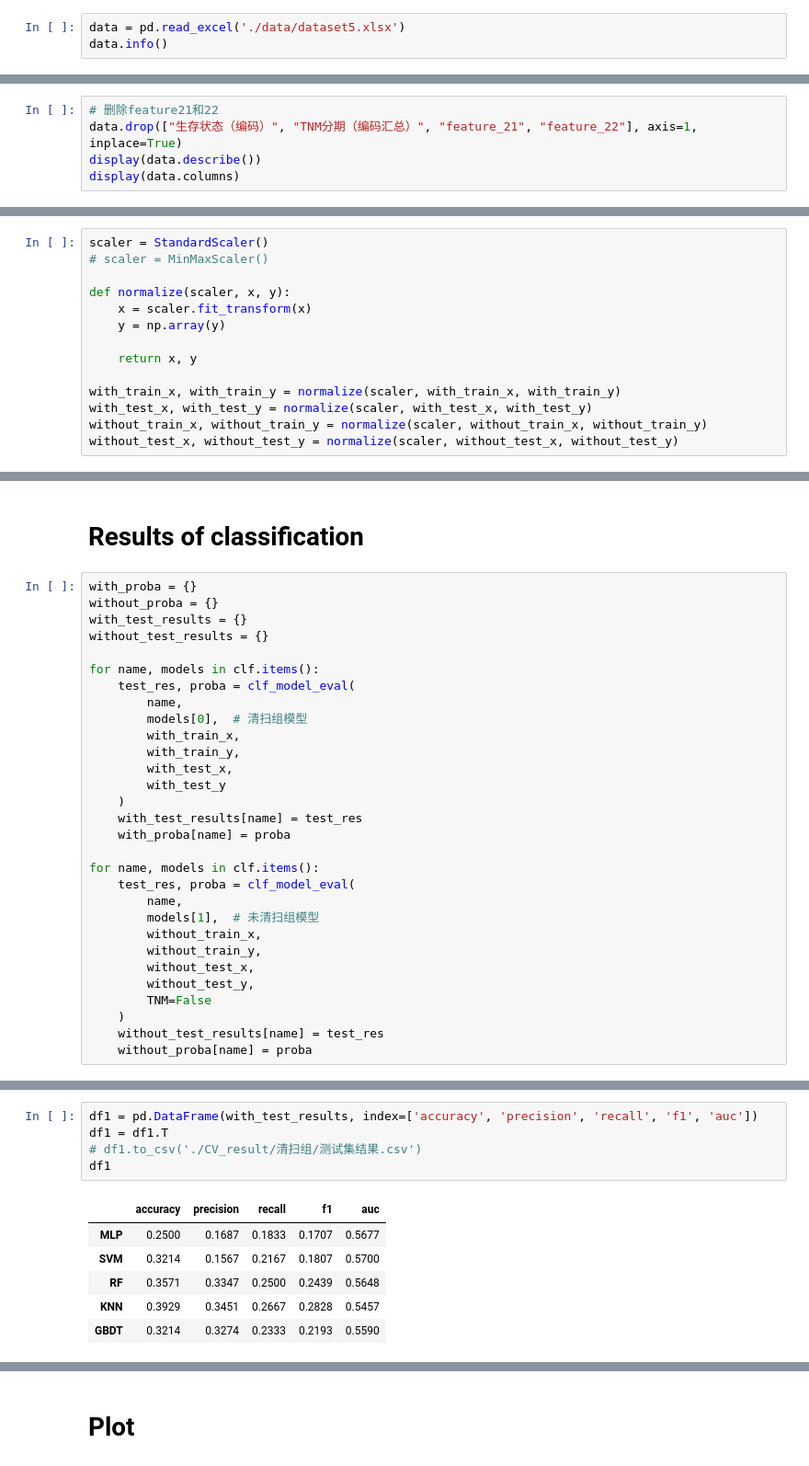
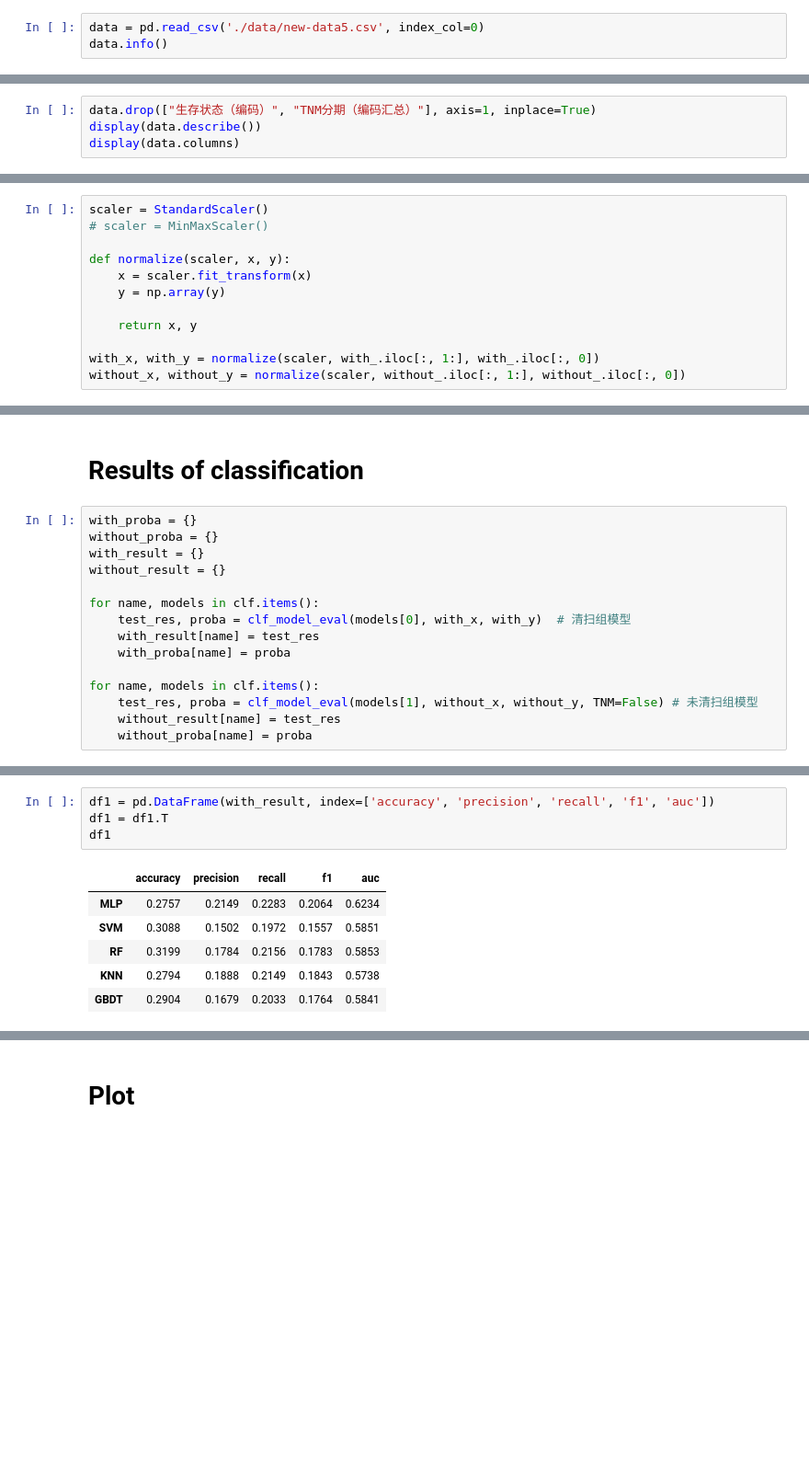
Before and after one commit to Parsonlee/TNM------, a Jupyter notebook: model copy.ipynb, the cells around one changed output, grey strips where cells are left out. Shown: that part at 92% size. Saved outputs shown, nothing was run; the diff lists cells and outputs as text; blank space fills up the shorter version.

Commit message:
Add model copy without feature21&22

```diff
--- a/model copy.ipynb
+++ b/model copy.ipynb
@@ -35,7 +35,7 @@ warnings.filterwarnings("ignore")
 # %% [markdown]
 # Data
 # %%
-data = pd.read_excel('./data/dataset5.xlsx')
+data = pd.read_csv('./data/new-data5.csv', index_col=0)
 data.info()
 # %% [output]
 <class 'pandas.core.frame.DataFrame'>
@@ -65,8 +65,7 @@ data.head()
 | 3 | 9.4408 | 0 | 0 | 1 | 55 | 0 | 1 | 5.74 | 55.3 | ... |
 | 4 | 57.1053 | 1 | 0 | 1 | 51 | 1 | 1 | 9.02 | 60.3 | ... |
 # %%
-# 删除feature21和22
-data.drop(["生存状态（编码）", "TNM分期（编码汇总）", "feature_21", "feature_22"], axis=1, inplace=True)
+data.drop(["生存状态（编码）", "TNM分期（编码汇总）"], axis=1, inplace=True)
 display(data.describe())
 display(data.columns)
 # %% [output]
@@ -158,7 +138,5 @@ def normalize(scaler, x, y):
 
     return x, y
 
-with_train_x, with_train_y = normalize(scaler, with_train_x, with_train_y)
-with_test_x, with_test_y = normalize(scaler, with_test_x, with_test_y)
-without_train_x, without_train_y = normalize(scaler, without_train_x, without_train_y)
-without_test_x, without_test_y = normalize(scaler, without_test_x, without_test_y)
+with_x, with_y = normalize(scaler, with_.iloc[:, 1:], with_.iloc[:, 0])
+without_x, without_y = normalize(scaler, without_.iloc[:, 1:], without_.iloc[:, 0])
@@ -230,30 +194,15 @@ clf = {
 # %%
 with_proba = {}
 without_proba = {}
-with_test_results = {}
-without_test_results = {}
+with_result = {}
+without_result = {}
 
 for name, models in clf.items():
-    test_res, proba = clf_model_eval(
-        name,
-        models[0],  # 清扫组模型
-        with_train_x,
-        with_train_y,
-        with_test_x,
-        with_test_y
-    )
-    with_test_results[name] = test_res
+    test_res, proba = clf_model_eval(models[0], with_x, with_y)  # 清扫组模型
+    with_result[name] = test_res
     with_proba[name] = proba
 
 for name, models in clf.items():
-    test_res, proba = clf_model_eval(
-        name,
-        models[1],  # 未清扫组模型
-        without_train_x,
-        without_train_y,
-        without_test_x,
-        without_test_y,
-        TNM=False
-    )
-    without_test_results[name] = test_res
+    test_res, proba = clf_model_eval(models[1], without_x, without_y, TNM=False) # 未清扫组模型
+    without_result[name] = test_res
     without_proba[name] = proba
@@ -260,12 +211,11 @@ for name, models in clf.items():
 # %%
-df1 = pd.DataFrame(with_test_results, index=['accuracy', 'precision', 'recall', 'f1', 'auc'])
+df1 = pd.DataFrame(with_result, index=['accuracy', 'precision', 'recall', 'f1', 'auc'])
 df1 = df1.T
-# df1.to_csv('./CV_result/清扫组/测试集结果.csv')
 df1
 # %% [output]
 |  | accuracy | precision | recall | f1 | auc |
-| MLP | 0.2500 | 0.1687 | 0.1833 | 0.1707 | 0.5677 |
-| SVM | 0.3214 | 0.1567 | 0.2167 | 0.1807 | 0.5700 |
-| RF | 0.3571 | 0.3347 | 0.2500 | 0.2439 | 0.5648 |
-| KNN | 0.3929 | 0.3451 | 0.2667 | 0.2828 | 0.5457 |
-| GBDT | 0.3214 | 0.3274 | 0.2333 | 0.2193 | 0.5590 |
+| MLP | 0.2757 | 0.2149 | 0.2283 | 0.2064 | 0.6234 |
+| SVM | 0.3088 | 0.1502 | 0.1972 | 0.1557 | 0.5851 |
+| RF | 0.3199 | 0.1784 | 0.2156 | 0.1783 | 0.5853 |
+| KNN | 0.2794 | 0.1888 | 0.2149 | 0.1843 | 0.5738 |
+| GBDT | 0.2904 | 0.1679 | 0.2033 | 0.1764 | 0.5841 |
```
Also changed, not shown: parts of 21 cells of this notebook, 3 other files.
